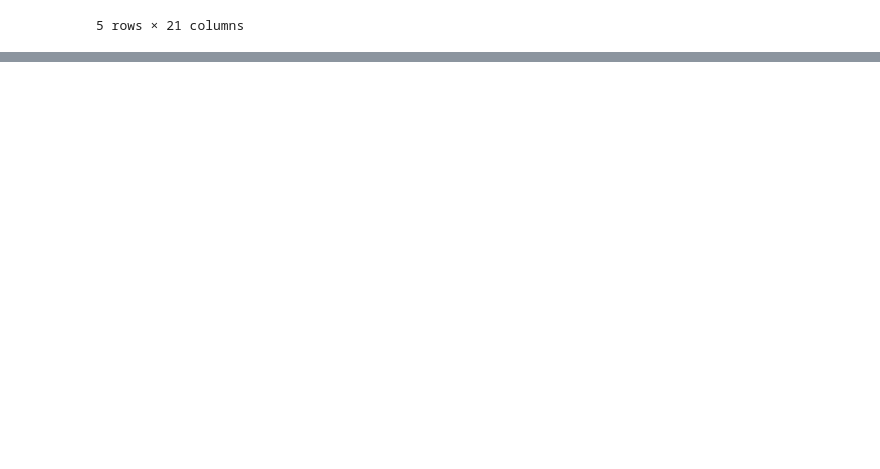
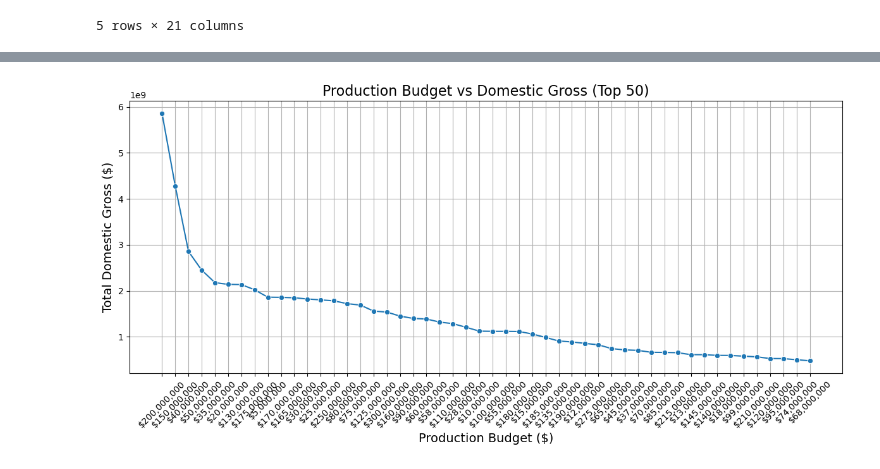
Before and after one commit to FrancisNdirangu/Phase-2-Project, a Jupyter notebook: merge.ipynb, the cells around one changed output, grey strips where cells are left out. Drawn from its saved outputs; the diff is of its cells as text; code cells hidden in the pictures; blank space fills up the shorter version.

```diff
--- a/merge.ipynb
+++ b/merge.ipynb
@@ -419,0 +520,23 @@ print("Numeric columns:", numeric_cols)
+# %%
+# Grouping by production budget and summing gross
+budget_vs_gross = merged_df_1.groupby('production_budget')['domestic_gross_x'].sum().sort_values(ascending=False)
+
+# Taking top 50
+budget_vs_gross_top_50 = budget_vs_gross.head(50)
+
+# Plotting
+fig, ax = plt.subplots(figsize=(12, 6))
+sns.lineplot(x=budget_vs_gross_top_50.index, y=budget_vs_gross_top_50.values, marker='o')
+
+ax.set_title('Production Budget vs Domestic Gross (Top 50)', fontsize=16)
+ax.set_xlabel('Production Budget ($)', fontsize=14)
+ax.set_ylabel('Total Domestic Gross ($)', fontsize=14)
+ax.grid(True)
+
+# Optional: Rotate x labels if needed
+plt.xticks(rotation=45)
+plt.tight_layout()
+
+plt.show()
+# %% [output]
+[figure, added]
```
Also changed, not shown: parts of 15 cells of this notebook.
